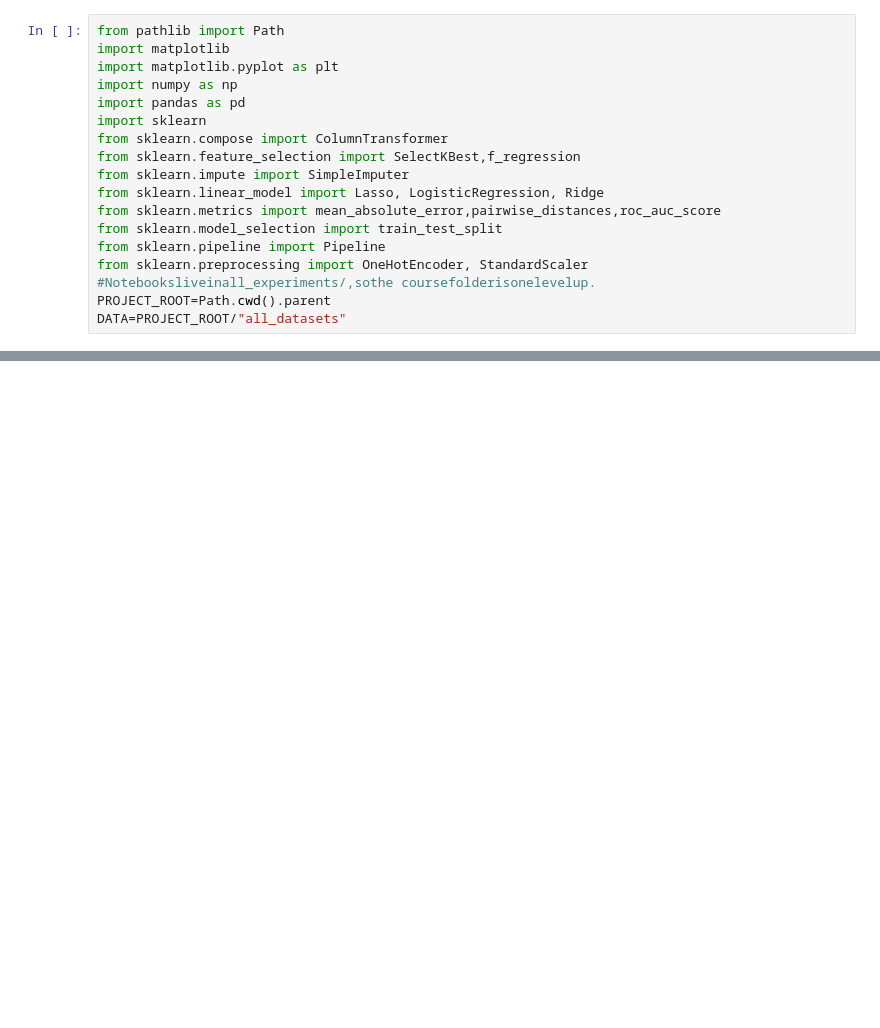
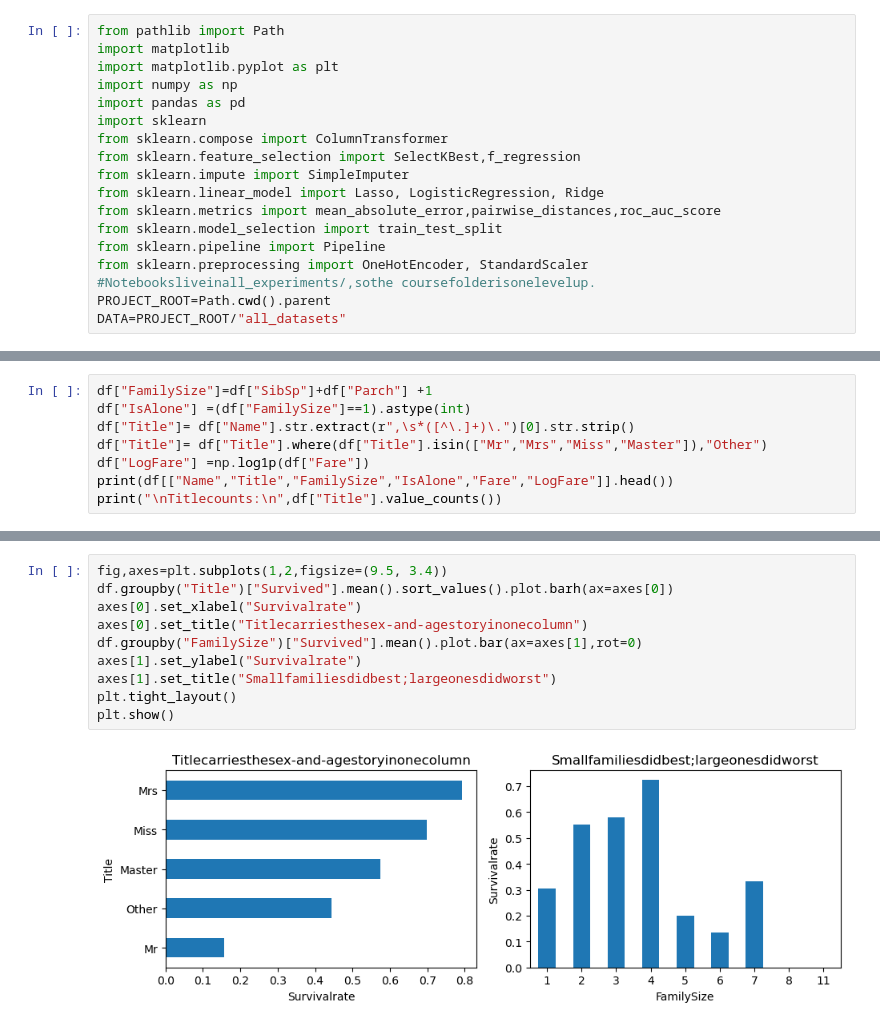
Before and after one commit to Puvithra20/UTP-MACHINE-LEARNING, a Jupyter notebook: all_experiments/lab1ml.ipynb, the cells around one changed output, grey strips where cells are left out. Saved outputs shown, nothing was run; the diff lists cells and outputs as text; blank space fills up the shorter version.

```diff
--- a/all_experiments/lab1ml.ipynb
+++ b/all_experiments/lab1ml.ipynb
@@ -42,0 +64,8 @@ Name: proportion, dtype: float64
+# %%
+df["FamilySize"]=df["SibSp"]+df["Parch"] +1
+df["IsAlone"] =(df["FamilySize"]==1).astype(int)
+df["Title"]= df["Name"].str.extract(r",\s*([^\.]+)\.")[0].str.strip()
+df["Title"]= df["Title"].where(df["Title"].isin(["Mr","Mrs","Miss","Master"]),"Other")
+df["LogFare"] =np.log1p(df["Fare"])
+print(df[["Name","Title","FamilySize","IsAlone","Fare","LogFare"]].head())
+print("\nTitlecounts:\n",df["Title"].value_counts())
@@ -42,0 +90,12 @@ Name: proportion, dtype: float64
+# %%
+fig,axes=plt.subplots(1,2,figsize=(9.5, 3.4))
+df.groupby("Title")["Survived"].mean().sort_values().plot.barh(ax=axes[0])
+axes[0].set_xlabel("Survivalrate")
+axes[0].set_title("Titlecarriesthesex-and-agestoryinonecolumn")
+df.groupby("FamilySize")["Survived"].mean().plot.bar(ax=axes[1],rot=0)
+axes[1].set_ylabel("Survivalrate")
+axes[1].set_title("Smallfamiliesdidbest;largeonesdidworst")
+plt.tight_layout()
+plt.show()
+# %% [output]
+[figure, added]
```
Also changed, not shown: parts of 10 cells of this notebook, 6 other files.
